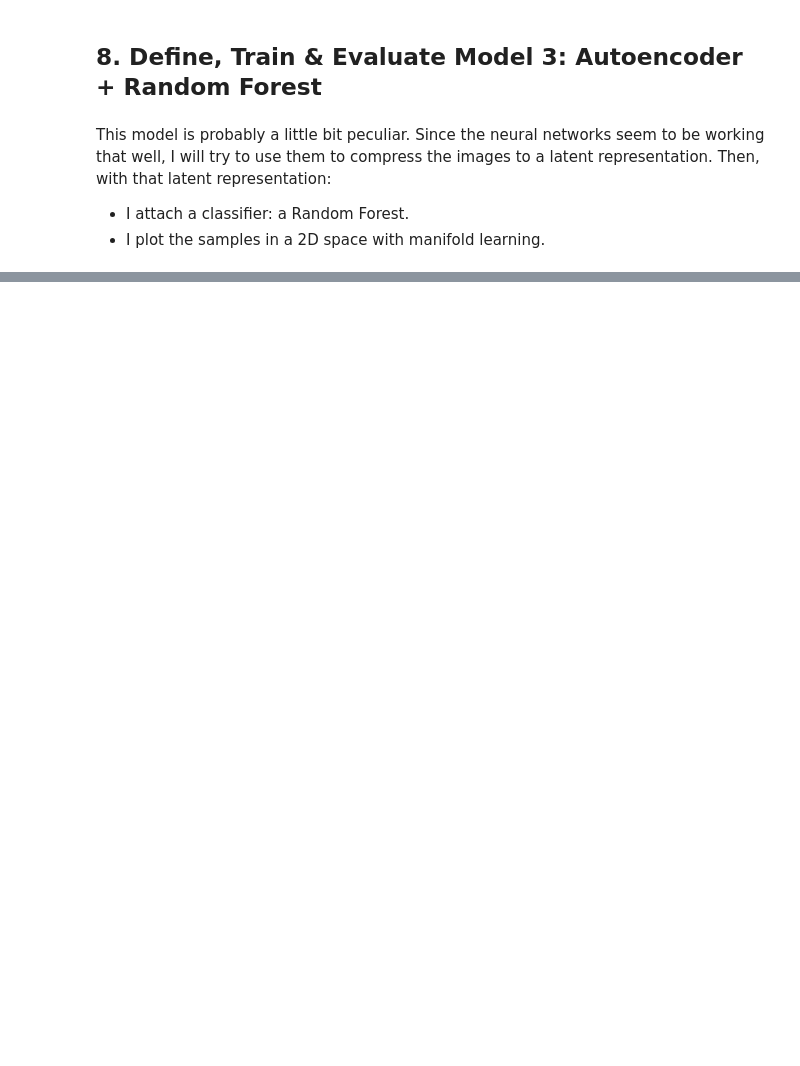
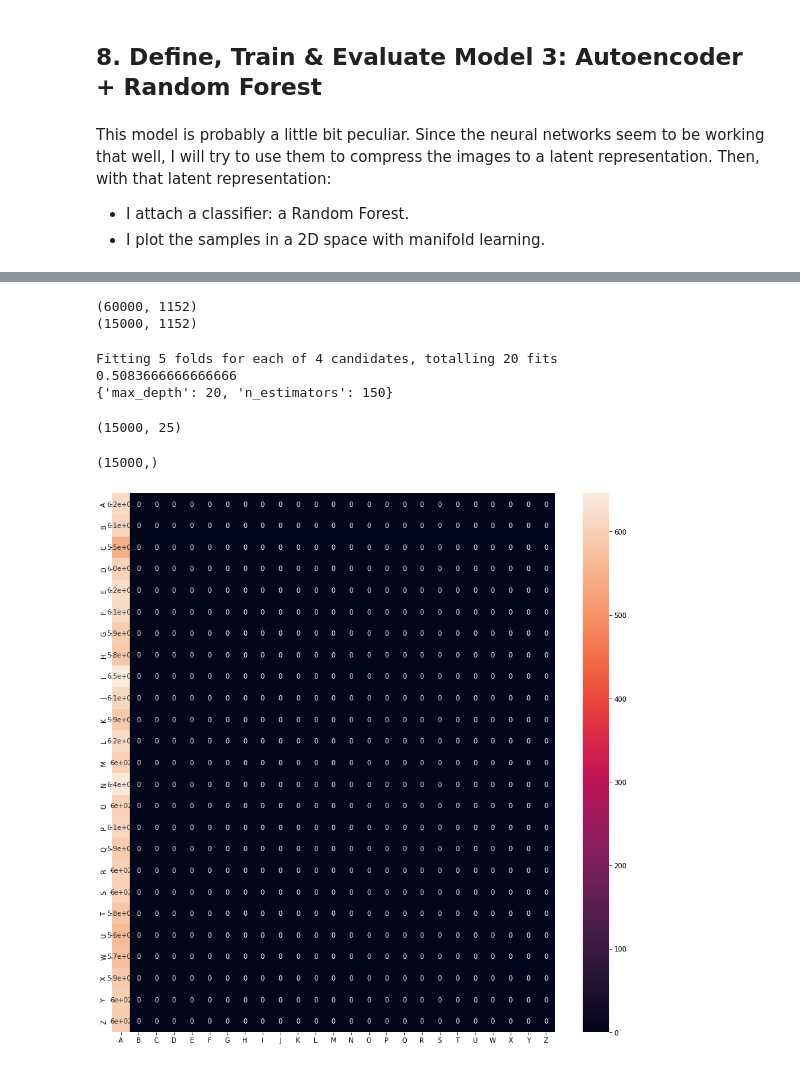
Before and after one commit to mxagar/asl_alphabet_image_classification, a Jupyter notebook: asl_alphabet.ipynb, the cells around one changed output, grey strips where cells are left out. Saved outputs shown, nothing was run; the diff lists cells and outputs as text; code cells hidden in the pictures; blank space fills up the shorter version.

```diff
--- a/asl_alphabet.ipynb
+++ b/asl_alphabet.ipynb
@@ -404,0 +585,8 @@ This model is probably a little bit peculiar. Since the neural networks seem to
+# %%
+x_train_enc = encoder.predict(x_train)
+x_test_enc = encoder.predict(x_test)
+print(x_train_enc.shape)
+print(x_test_enc.shape)
+# %% [output]
+(60000, 1152)
+(15000, 1152)
@@ -404,0 +613,39 @@ This model is probably a little bit peculiar. Since the neural networks seem to
+# %%
+search.fit(x_train_enc, y_train_OH)
+rfc_best = search.best_estimator_
+
+print(search.best_score_)
+print(search.best_params_)
+# %% [output]
+Fitting 5 folds for each of 4 candidates, totalling 20 fits
+0.5083666666666666
+{'max_depth': 20, 'n_estimators': 150}
+# %%
+# Get predicted probabilities for test dataset
+y_probs = rfc_best.predict_proba(x_test_enc)
+
+# Get predicted labels for test dataset
+y_preds = rfc_best.predict(x_test_enc)
+#y_preds = np.argmax(yp, axis=1)
+# %%
+y_preds.shape
+# %% [output]
+(15000, 25)
+# %%
+y_preds = np.argmax(y_preds, axis=1)
+# %%
+y_preds.shape
+# %% [output]
+(15000,)
+# %%
+outcome = pd.DataFrame(np.array([y_test,y_preds]).T, columns=['true', 'pred'])
+id2label = {i:value for i,value in enumerate(labels)}
+outcome = outcome[['true','pred']].replace(id2label)
+# %%
+plt.figure(figsize=(15,15))
+sns.heatmap(confusion_matrix(outcome['true'],outcome['pred']),
+            xticklabels=labels,
+            yticklabels=labels,
+            annot=True);
+# %% [output]
+[figure, added]
```
Also changed, not shown: parts of 21 cells of this notebook, 1 other file.
